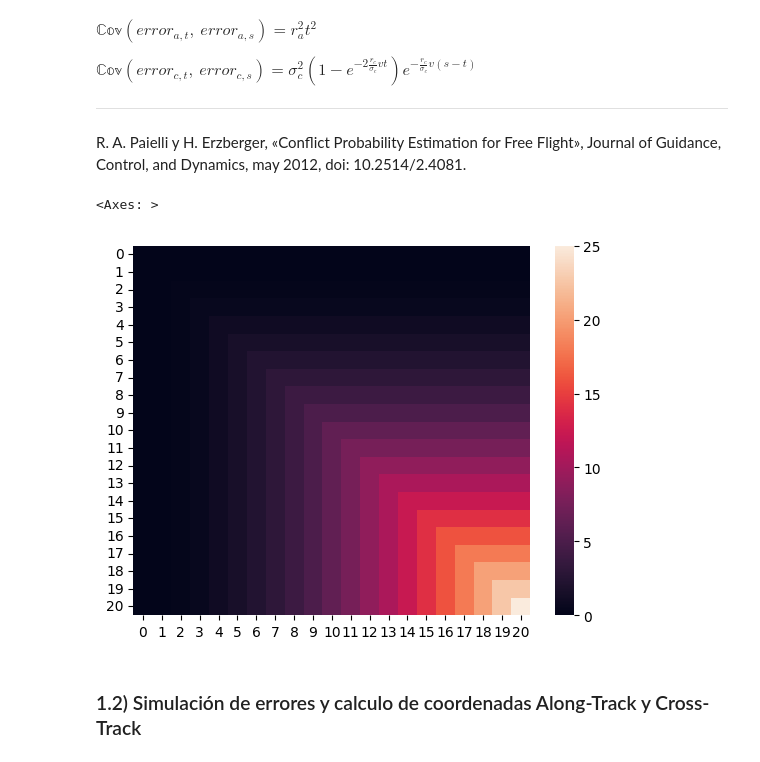
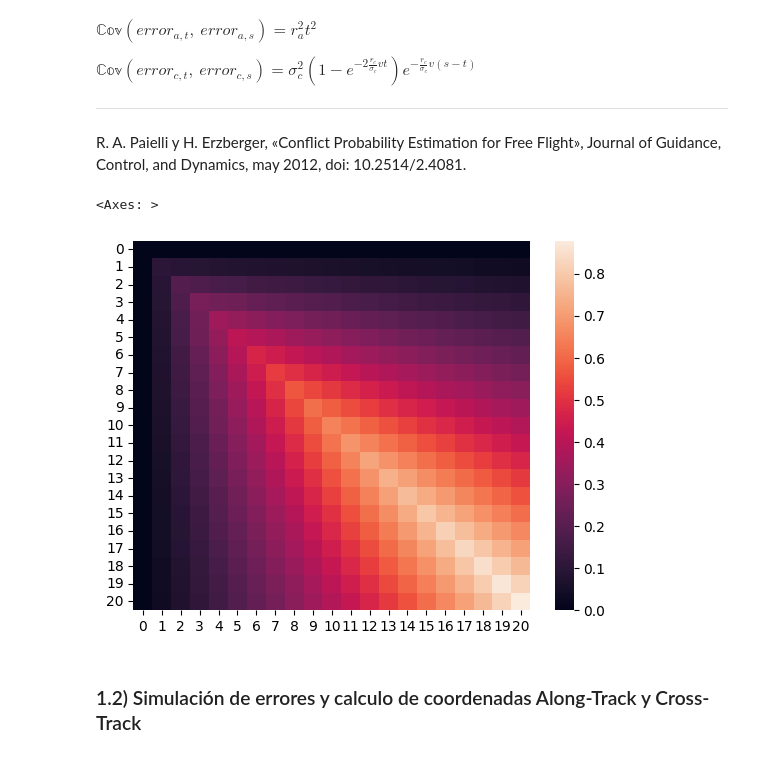
Before and after one commit to AnIsAsPe/Estimacion-probabilidad-conflicto-en-trayectorias-de-vuelos-paralelos, a Jupyter notebook: Notebooks/Estimación_probabilidad_de_conflicto_en_trayectorias_de_vuelo_MonteCarlo.ipynb, the cells around one changed output. Drawn from its saved outputs; the diff is of its cells as text; code cells hidden in the pictures.

```diff
--- a/Notebooks/Estimación_probabilidad_de_conflicto_en_trayectorias_de_vuelo_MonteCarlo.ipynb
+++ b/Notebooks/Estimación_probabilidad_de_conflicto_en_trayectorias_de_vuelo_MonteCarlo.ipynb
@@ -171,10 +186,10 @@ r_a = 0.25      #  nmi/min
 cov_c = covarianza_c(sigma_c, r_c, v)
 cov_a = covarianza_a(r_a)
 # %%
-sns.heatmap(cov_a)
+sns.heatmap(cov_c)
 # %% [output]
 <Axes: >
-[figure, old version]
+[figure, new version]
 # %% [markdown]
 ### 1.2) Simulación de errores y calculo de coordenadas Along-Track y Cross-Track
 # %%
```
Also changed, not shown: parts of 19 cells of this notebook.
